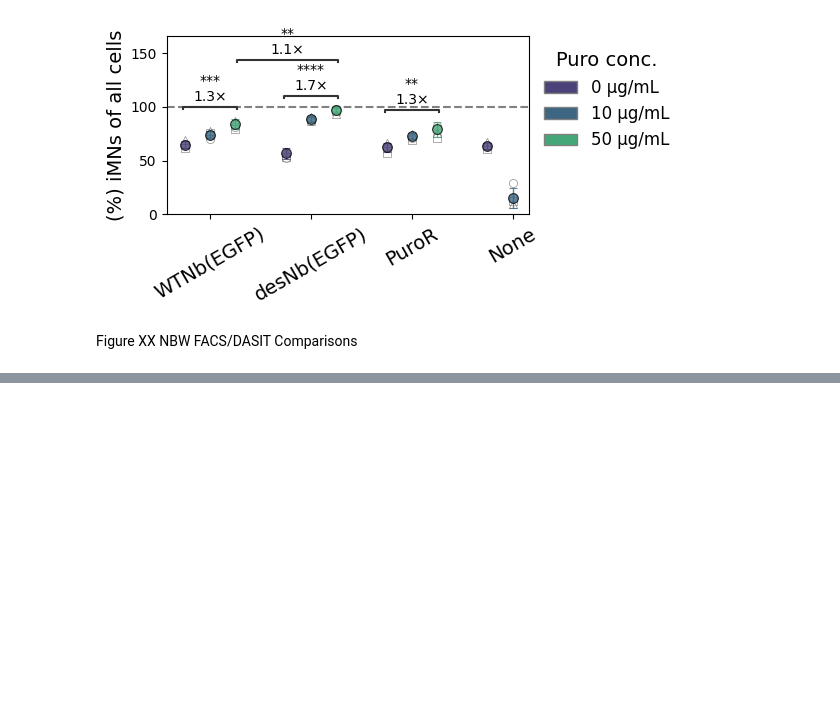
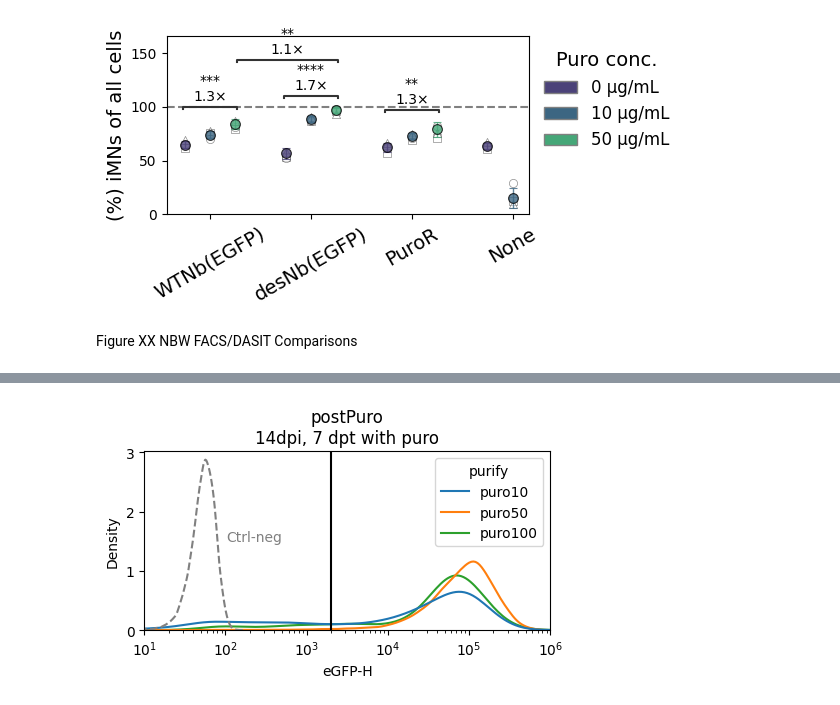
Before and after one commit to GallowayLabMIT/dasit_manuscript, a Jupyter notebook: Figure_XX_iMN/6_iMN_purify.ipynb, the cells around one changed output, grey strips where cells are left out. Cells and saved outputs as stored; diff of their text form; code cells hidden in the pictures; blank space fills up the shorter version.

```diff
--- a/Figure_XX_iMN/6_iMN_purify.ipynb
+++ b/Figure_XX_iMN/6_iMN_purify.ipynb
@@ -1526,0 +1598,42 @@ ImportError: `Import openpyxl` failed.  Use pip or conda to install the openpyxl
+# %%
+fig, ax = plt.subplots(1, 1, figsize=(5, 3))
+
+# Threshold for Hb9::GFP
+# eGFP_H_thresh = 5e3
+eGFP_H_thresh = 2e3
+
+# Plot eGFP-H
+x = 'eGFP-H'
+cond = 'postPuro'
+hue = 'purify'
+hue_order = ['puro10', 'puro50', 'puro100']
+rep = 1
+sns.kdeplot(data=df_14dpi.loc[(df_14dpi['cond'] == cond) & (df_14dpi[x]>0) & (df_14dpi['rep']==rep)],
+        ax=ax, x=x, hue=hue,
+        hue_order=hue_order,
+        common_norm=False, log_scale=(True, False),
+        fill=False)
+
+
+# Plot ctrl-neg
+sns.kdeplot(data=df_14dpi.loc[(df_14dpi['cond'] == 'Ctrl-neg') & (df_14dpi[x]>0)],
+        ax=ax, x=x,
+        common_norm=False, log_scale=(True, False),
+        fill=False, linestyle='--', color='grey')
+ax.annotate('Ctrl-neg', (0.27, 0.5), color='grey', xycoords='axes fraction', ha='center')
+
+# Plot threshold
+ax.axvline(eGFP_H_thresh, 0, 1, color='black')
+
+# Title
+plt.title(f'{cond}\n14dpi, 7 dpt with puro')
+# Adjust limits
+eGFP_lim = (10, 1*10**6)
+for sub_ax in plt.gcf().get_axes():
+    sub_ax.set_xlim(eGFP_lim)
+
+# Misc plotting stuff
+fig.tight_layout()  # Helps improve white spacing
+# plt.savefig(figpath + f'dist-eGFP_14dpi_{cond}_{rep}.svg', bbox_inches='tight')
+# %% [output]
+[figure, added]
```
Also changed, not shown: parts of 19 cells of this notebook, 1 other file.
